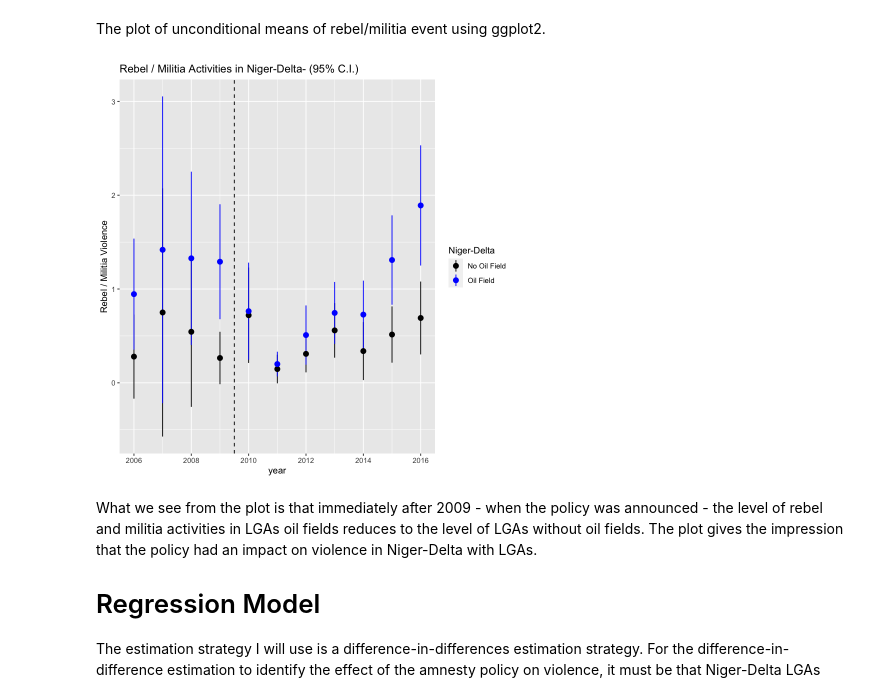
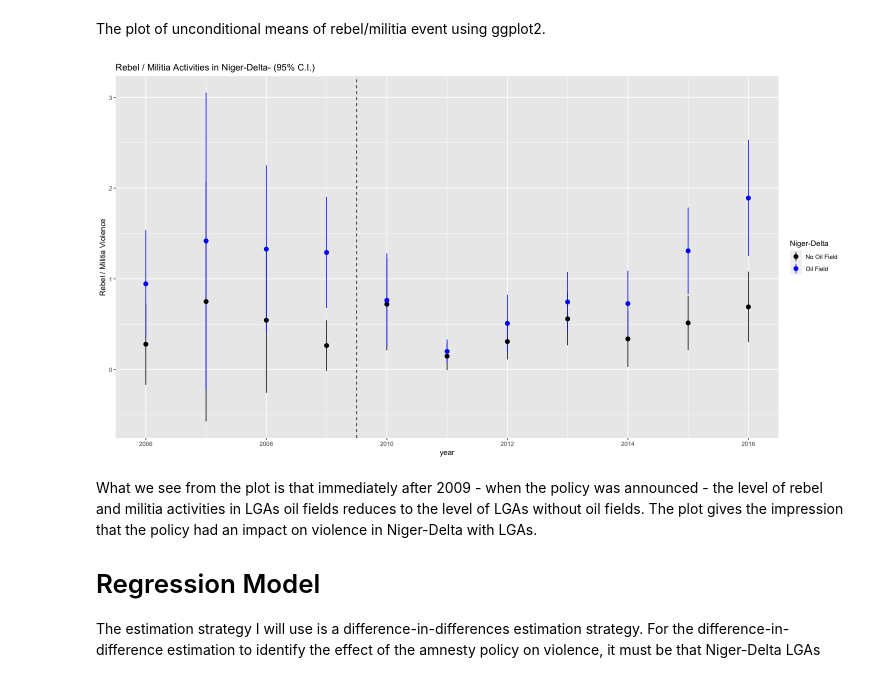
Before and after one commit to uzoma-iloanugo/Thesis-R-Markdown, a Jupyter notebook: Research 2.ipynb, the cells around one changed output. Saved outputs shown, nothing was run; the diff lists cells and outputs as text; code cells hidden in the pictures.

Commit message:
Changed the height and width of the plots

```diff
--- a/Research 2.ipynb
+++ b/Research 2.ipynb
@@ -485,15 +486,17 @@ con_mean$niger_del_oilf<-as.factor(con_mean$niger_del_oilf)
 # %% [markdown]
 The plot of unconditional means of rebel/militia event using ggplot2.
 # %%
+options(repr.plot.width = 15, repr.plot.height = 8)
+
 ggplot(data = con_mean, aes(x = year, y = Rebel, group = niger_del_oilf, colour = niger_del_oilf)) +
   #geom_point(size = 4, alpha = .5) + # always plot the raw data
   stat_summary(fun.data = "mean_cl_normal") +
   labs(title = "Rebel / Militia Activities in Niger-Delta- (95% C.I.)")+
   geom_vline(xintercept = 2009.5, linetype = 2) +
   scale_color_manual(values = c('1' = 'blue', '0' = 'black'), labels = c("No Oil Field", "Oil Field"))+
   labs(y="Rebel / Militia Violence", colour = "Niger-Delta")
 # %% [output]
-[figure, old version]
+[figure, new version]
 # %% [markdown]
   What we see from the plot is that immediately after 2009 - when the policy was announced - the level of rebel and militia activities in LGAs oil fields reduces to the level of LGAs without oil fields. The plot gives the impression that the policy had an impact on violence in Niger-Delta with LGAs.
 
```
Also changed, not shown: parts of 7 cells of this notebook.
